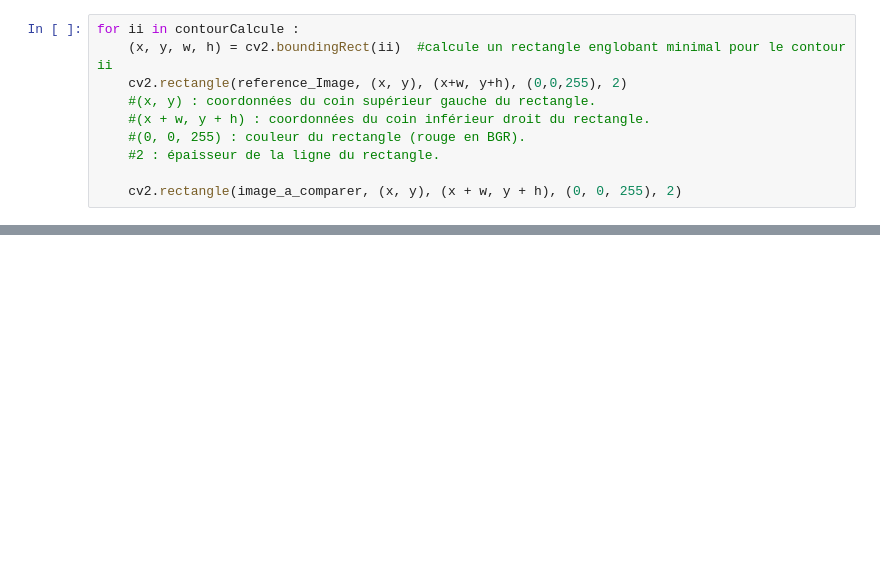
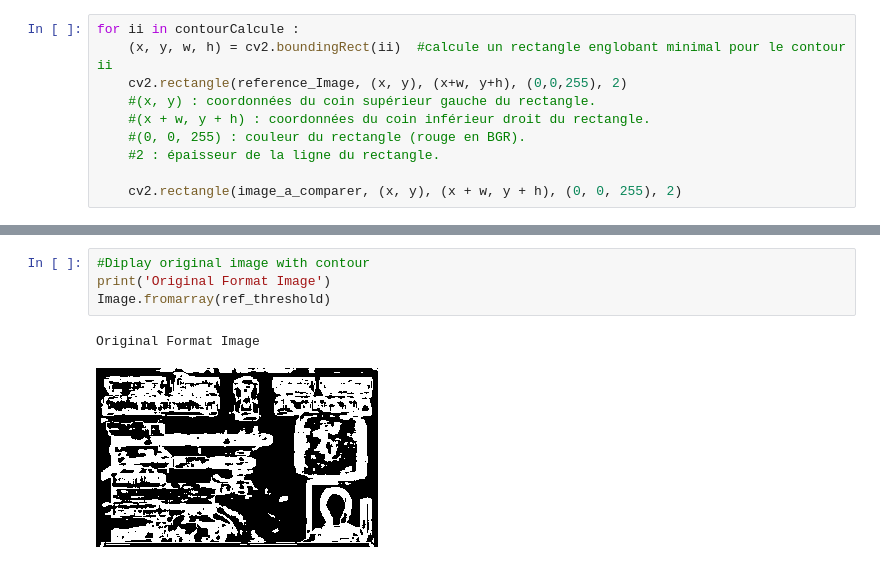
Before and after one commit to Sewlang/Fake-ID-card-detection, a Jupyter notebook: ID_authenticator.ipynb, the cells around one changed output, grey strips where cells are left out. Saved outputs shown, nothing was run; the diff lists cells and outputs as text; blank space fills up the shorter version.

```diff
--- a/ID_authenticator.ipynb
+++ b/ID_authenticator.ipynb
@@ -104,0 +126,7 @@ Le code ci-dessus code parcourt tous les contours trouvés dans l'image seuillé
+# %%
+#Diplay original image with contour
+print('Original Format Image')
+Image.fromarray(ref_threshold)
+# %% [output]
+Original Format Image
+[figure, added]
```
Also changed, not shown: parts of 4 cells of this notebook.
